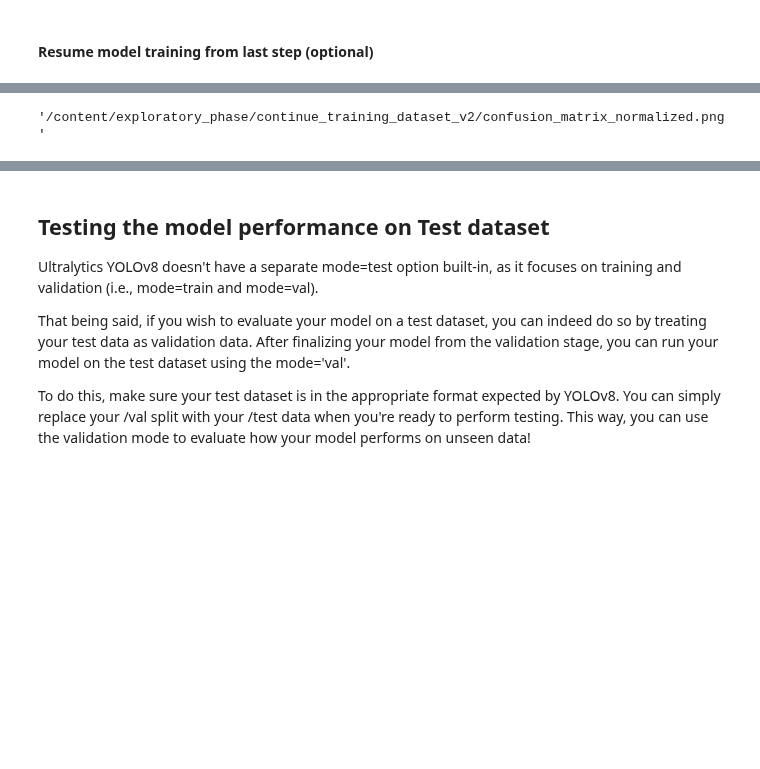
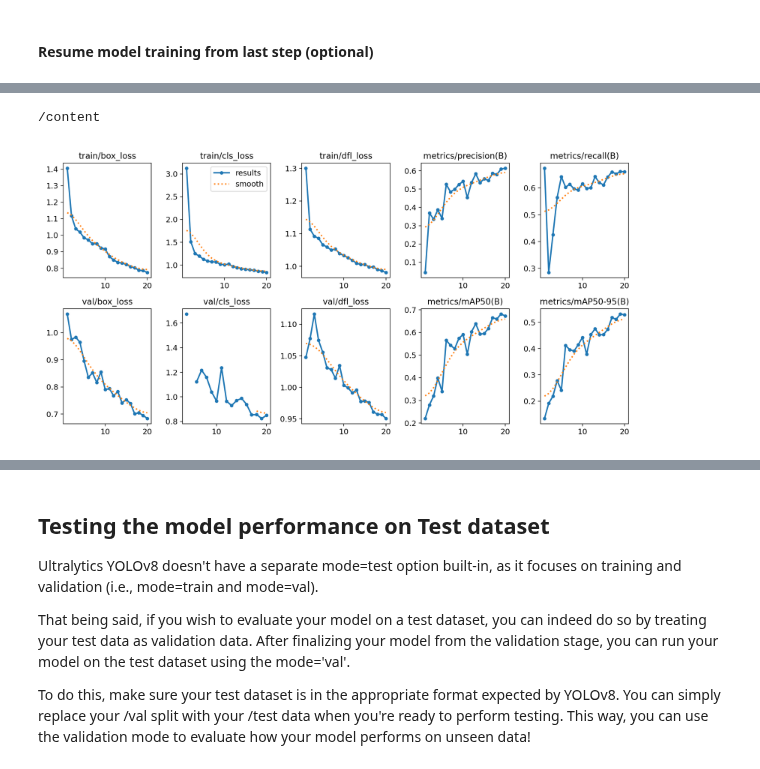
Before and after one commit to katcko/storm_damage_ey_challenge, a Jupyter notebook: notebooks/google_colab/explore_object_detection.ipynb, the cells around one changed output, grey strips where cells are left out. Saved outputs shown, nothing was run; the diff lists cells and outputs as text; code cells hidden in the pictures; blank space fills up the shorter version.

```diff
--- a/notebooks/google_colab/explore_object_detection.ipynb
+++ b/notebooks/google_colab/explore_object_detection.ipynb
@@ -143,9 +209,8 @@ name = 'continue_training_dataset_v2' # # run directory name
-# %%
-project = 'exploratory_phase' # parent directory name
-name = 'continue_training_dataset_v2' # # run directory name
-# /content/exploratory_phase/testing_data_splits_ratios/confusion_matrix_normalized.png
-f'{HOME}/{project}/{name}/confusion_matrix_normalized.png'
-# %% [output]
-'/content/exploratory_phase/continue_training_dataset_v2/confusion_matrix_normalized.png'
+# %%
+%cd {HOME}
+Image(filename=f'{HOME}/{project}/{name_train}/results.png', width=600)
+# %% [output]
+/content
+[figure, added]
 # %%
 %cd {HOME}
```
Also changed, not shown: parts of 25 cells of this notebook.
